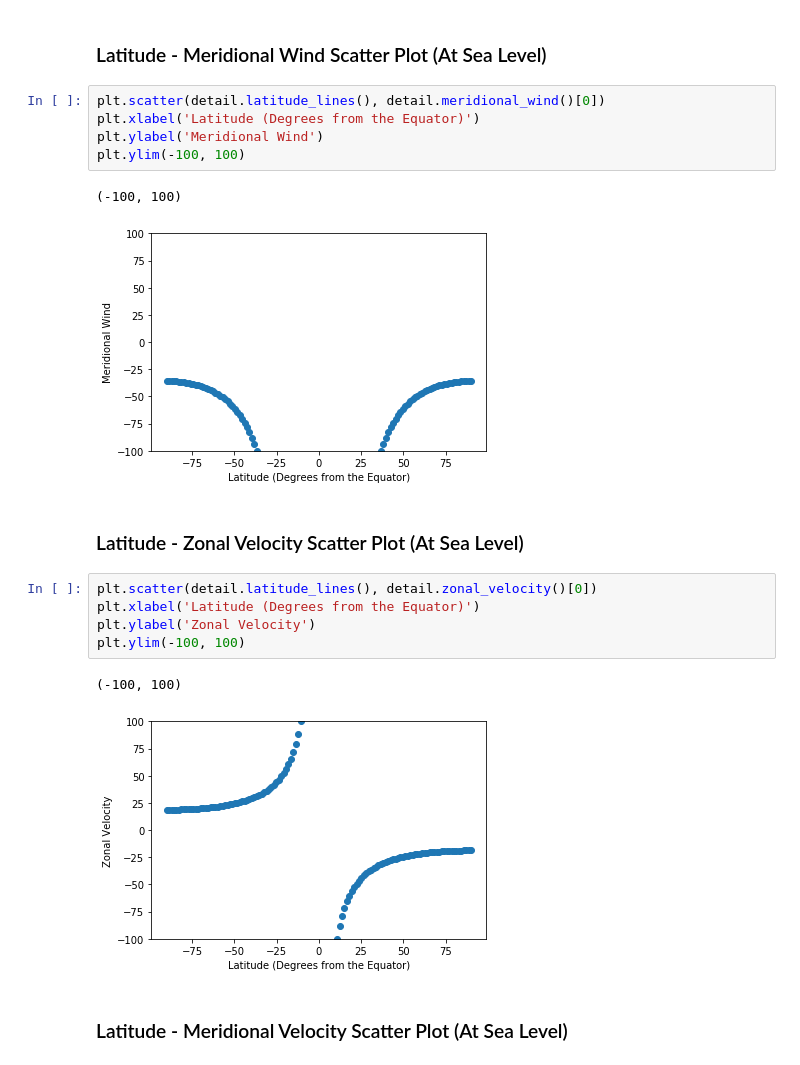
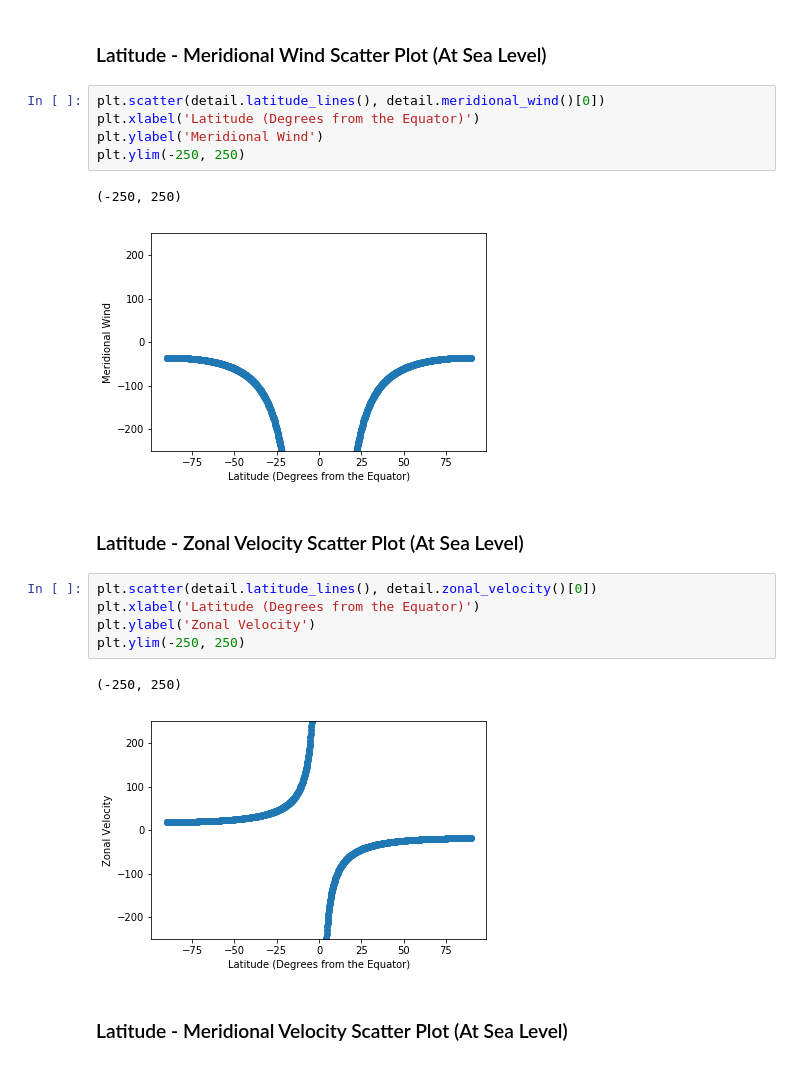
Before and after one commit to amsimp/amsimp, a Jupyter notebook: benchmarking/visualise.ipynb, the cells around one changed output. Drawn from its saved outputs; the diff is of its cells as text.

```diff
--- a/benchmarking/visualise.ipynb
+++ b/benchmarking/visualise.ipynb
@@ -33,20 +33,20 @@ plt.ylim(-100, 100)
 plt.scatter(detail.latitude_lines(), detail.meridional_wind()[0])
 plt.xlabel('Latitude (Degrees from the Equator)')
 plt.ylabel('Meridional Wind')
-plt.ylim(-100, 100)
+plt.ylim(-250, 250)
 # %% [output]
-(-100, 100)
+(-250, 250)
-[figure, old version]
+[figure, new version]
 # %% [markdown]
 ### Latitude - Zonal Velocity Scatter Plot (At Sea Level)
 # %%
 plt.scatter(detail.latitude_lines(), detail.zonal_velocity()[0])
 plt.xlabel('Latitude (Degrees from the Equator)')
 plt.ylabel('Zonal Velocity')
-plt.ylim(-100, 100)
+plt.ylim(-250, 250)
 # %% [output]
-(-100, 100)
+(-250, 250)
-[figure, old version]
+[figure, new version]
 # %% [markdown]
 ### Latitude - Meridional Velocity Scatter Plot (At Sea Level)
 # %%
```
Also changed, not shown: parts of 2 cells of this notebook.
